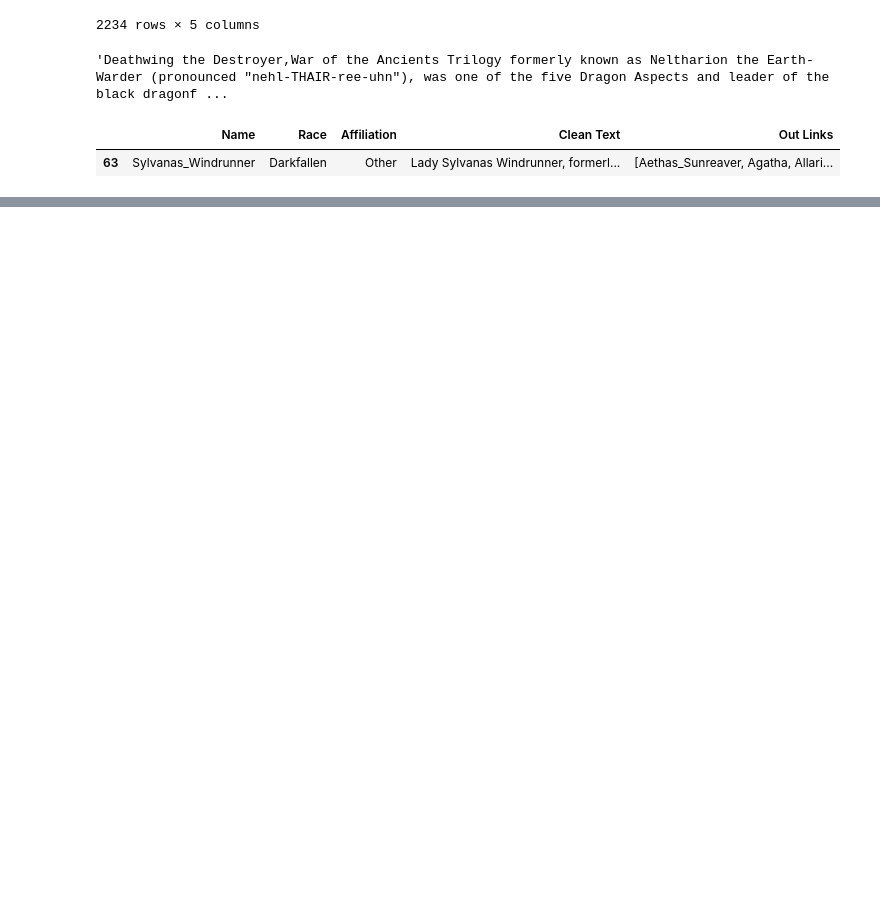
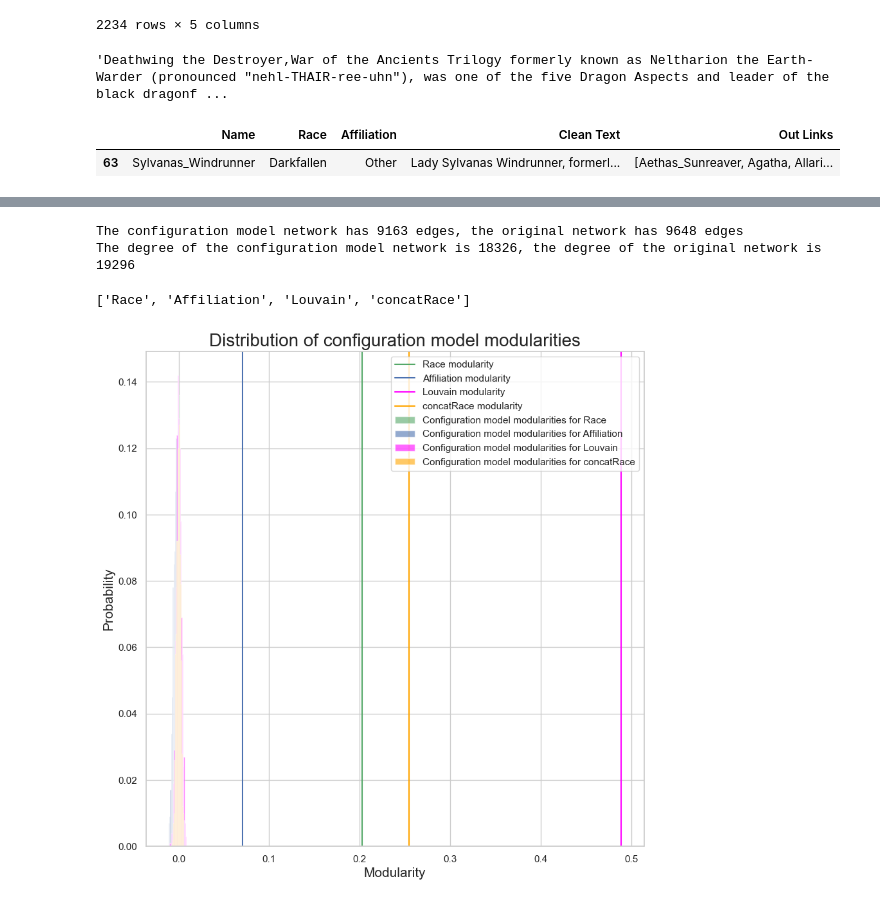
Before and after one commit to Malthe57/SocGraphProject, a Jupyter notebook: Boxplots.ipynb, the cells around one changed output, grey strips where cells are left out. Cells and saved outputs as stored; diff of their text form; code cells hidden in the pictures; blank space fills up the shorter version.

```diff
--- a/Boxplots.ipynb
+++ b/Boxplots.ipynb
@@ -112,0 +169,57 @@ df_violin.to_csv('df_importance.csv', index=False)
+# %%
+random_G = config_model(G)
+print("The configuration model network has {} edges, the original network has {} edges".format(len(random_G.edges),len(G.edges)))
+print("The degree of the configuration model network is {}, the degree of the original network is {} ".format(sum(random_G.degree[node] for node in random_G.nodes),sum(G.degree[node] for node in G.nodes)))
+# %% [output]
+The configuration model network has 9163 edges, the original network has 9648 edges
+The degree of the configuration model network is 18326, the degree of the original network is 19296
+# %%
+list(random_G.nodes()['Terokk'].keys())
+# %% [output]
+['Race', 'Affiliation', 'Louvain', 'concatRace']
+# %%
+random_G_list = []
+random_G_list2 = []
+random_G_list3 = []
+random_G_list4 = []
+for k in range(1000):
+    random_G_list.append(computeModularity(config_model(G),'Race'))
+    random_G_list2.append(computeModularity(config_model(G),'Affiliation'))
+    random_G_list3.append(computeModularity(config_model(G),'Louvain'))
+    random_G_list4.append(computeModularity(config_model(G),'concatRace'))
+# %%
+n_bins = 20
+
+fig,ax = plt.subplots(figsize=(10,10))
+
+G_lists = [random_G_list, random_G_list2, random_G_list3, random_G_list4]
+colors = ['g', 'b', 'magenta', 'orange']
+parts = list(random_G.nodes()['Terokk'].keys())
+
+
+for i, l in enumerate(G_lists):
+
+    bins = np.linspace(np.min(l), np.max(l), n_bins) # linear binning
+    hist, edges = np.histogram(l, bins=bins, density=False)
+
+    hist = hist / 1000
+
+    # make midpoints and width
+    x = (edges[1:] + edges[:-1]) / 2
+    width = bins[1]-bins[0]
+
+    # plot histogram and plot
+    ax.grid()
+    ax.bar(x, hist, width=width*0.9, color=colors[i], alpha=0.60, label = 'Configuration model modularities for {}'.format(parts[i]))
+    plt.axvline(x=computeModularity(G, parts[i]), ymin=0, ymax=1, color = colors[i], label = '{} modularity'.format(parts[i]))
+
+# plt.axvline(x=computeModularity(G,'Affiliation'), ymin=0, ymax=1, color = 'g', label = 'Affiliation modularity')
+# plt.axvline(x=computeModularity(G,'Race'), ymin=0, ymax=1, color = 'orange', label = 'Race modularity')
+ax.set_xlabel("Modularity", size=15)
+ax.set_ylabel("Probability", size=15)
+ax.set_title('Distribution of configuration model modularities', size=20)
+ax.legend();
+plt.savefig("permutation.png", dpi=600)
+plt.show()
+# %% [output]
+[figure, added]
```
Also changed, not shown: parts of 13 cells of this notebook, 3 other files.
